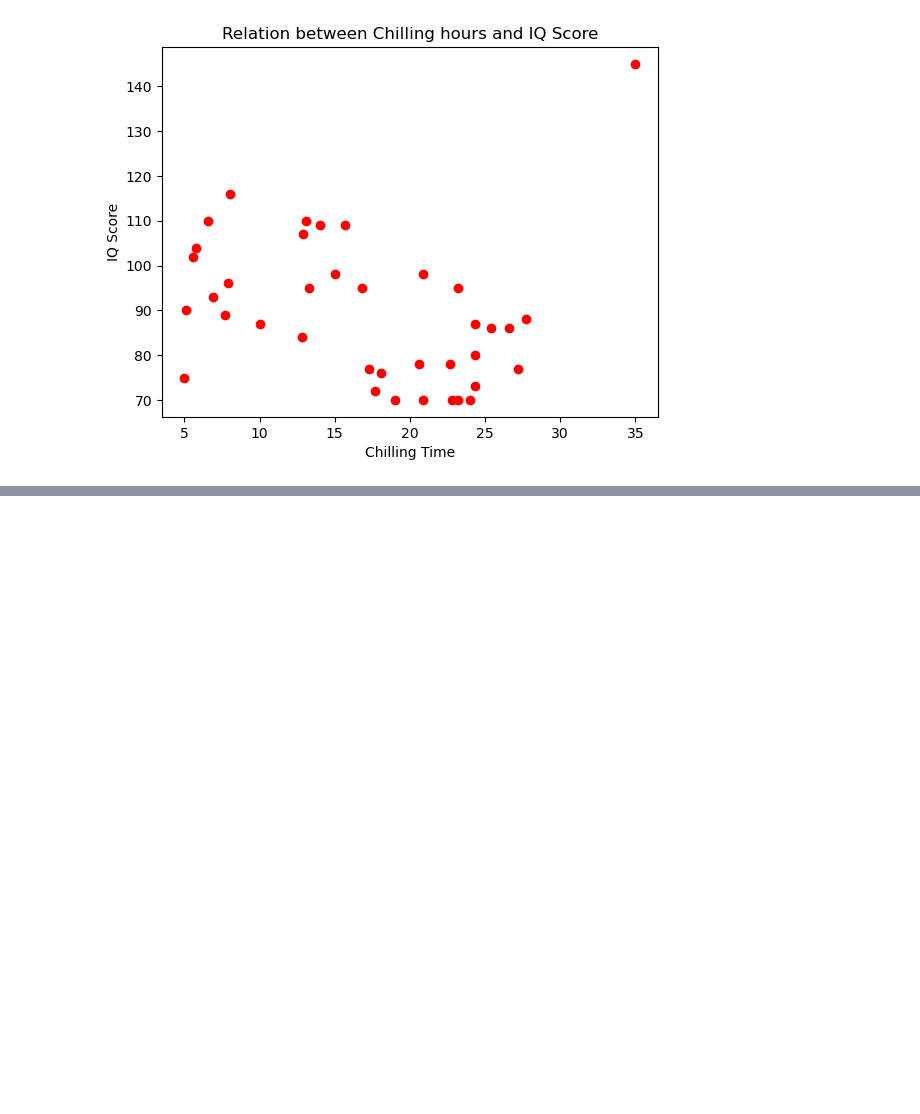
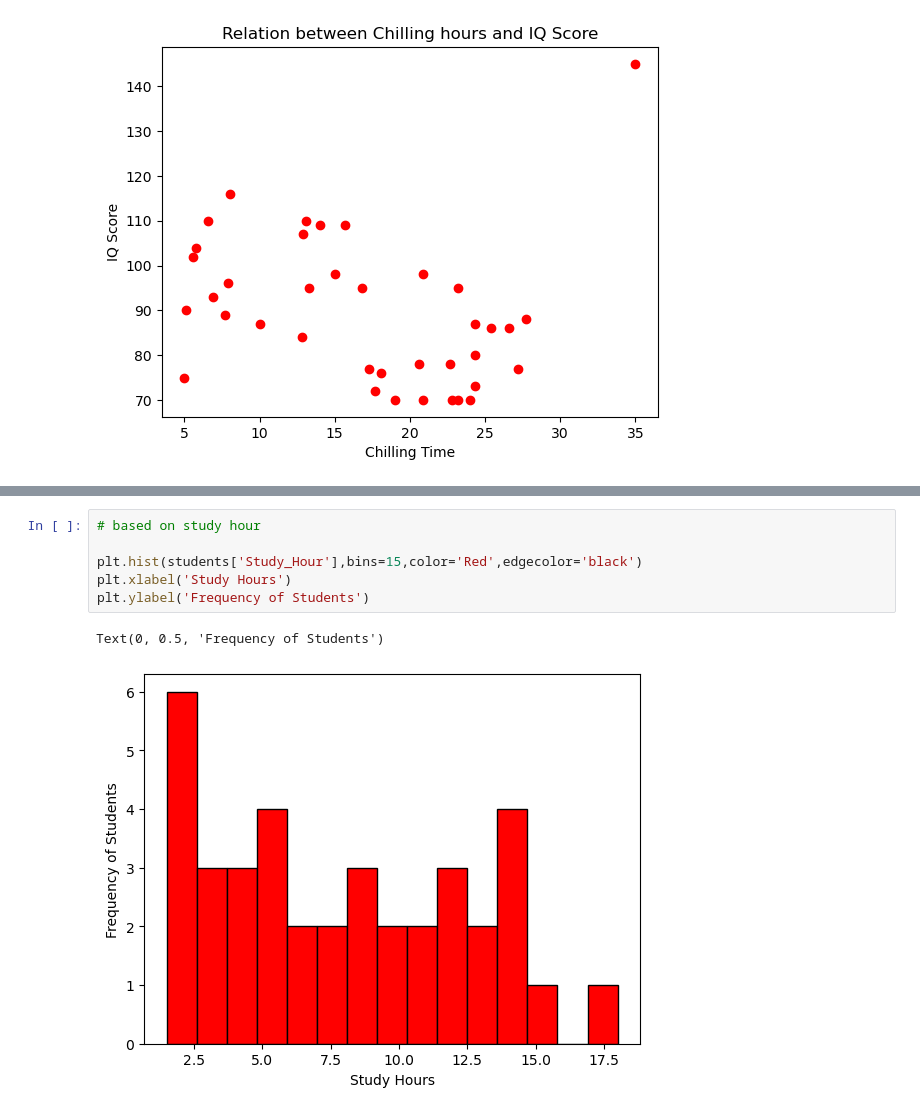
Before and after one commit to nafijur-rahaman/Data-Analysis-With-Python, a Jupyter notebook: Matplotlib/basic.ipynb, the cells around one changed output, grey strips where cells are left out. Drawn from its saved outputs; the diff is of its cells as text; blank space fills up the shorter version.

```diff
--- a/Matplotlib/basic.ipynb
+++ b/Matplotlib/basic.ipynb
@@ -93,0 +116,9 @@ plt.scatter(students['Chilling_Hours'] , students['IQ_Score'],marker='o',color='
+# %%
+# based on study hour
+
+plt.hist(students['Study_Hour'],bins=15,color='Red',edgecolor='black')
+plt.xlabel('Study Hours')
+plt.ylabel('Frequency of Students')
+# %% [output]
+Text(0, 0.5, 'Frequency of Students')
+[figure, added]
```
Also changed, not shown: parts of 3 cells of this notebook.
